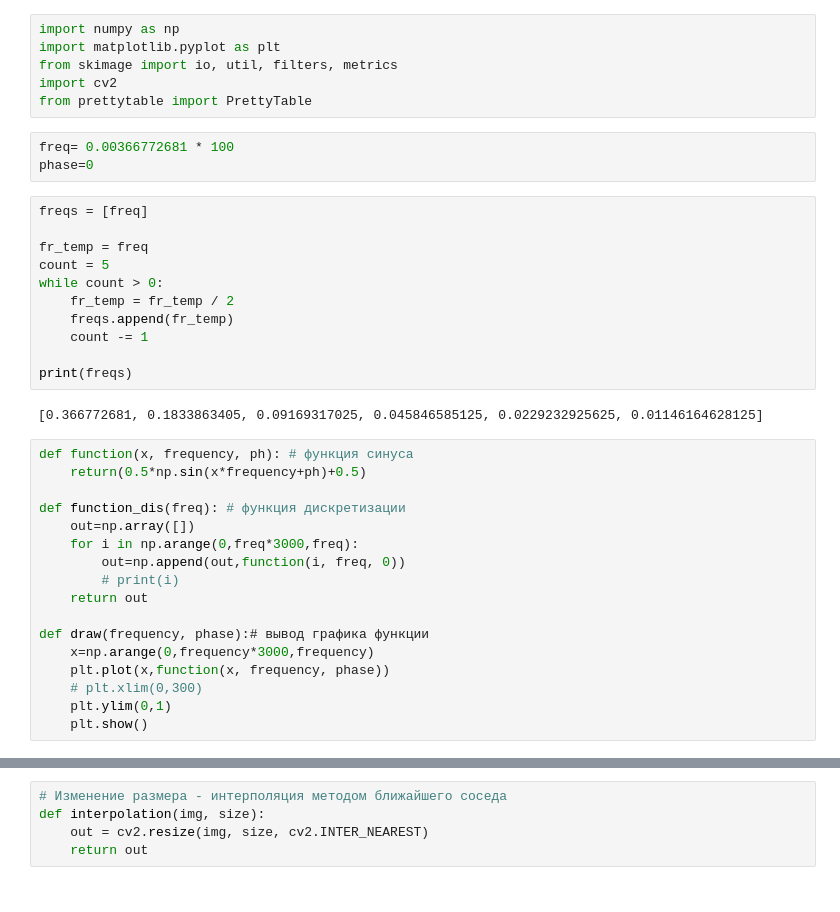
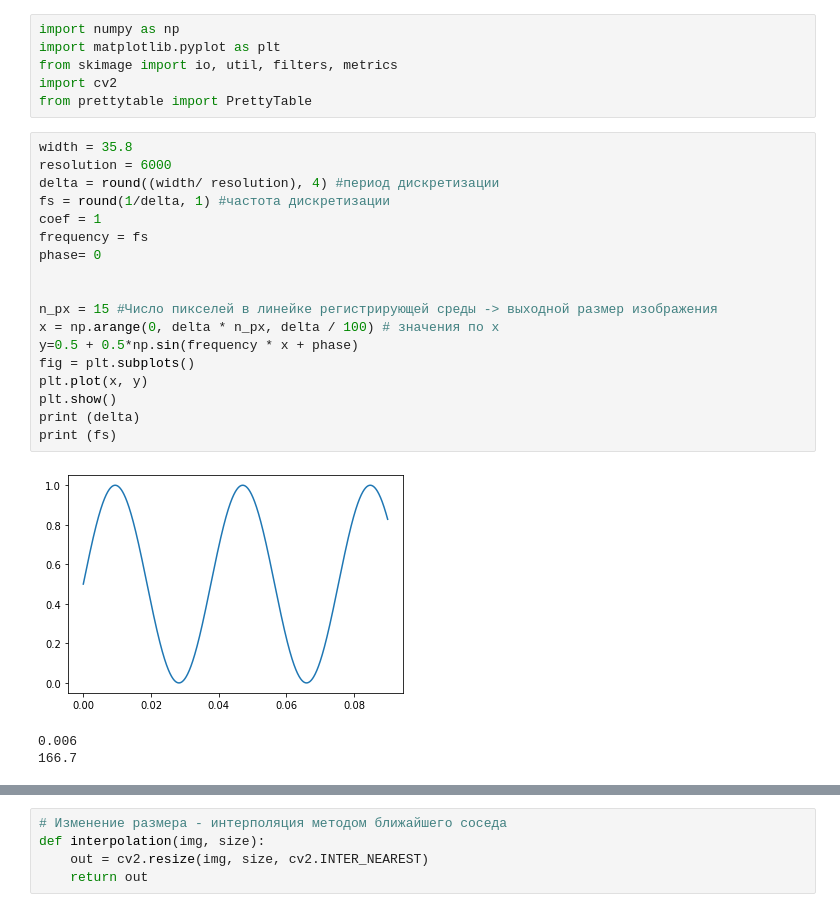
Before and after one commit to GreyImediary/tech_vision, a Jupyter notebook: lab_1/lab_1.ipynb, the cells around one changed output, grey strips where cells are left out. Cells and saved outputs as stored; diff of their text form.

```diff
--- a/lab_1/lab_1.ipynb
+++ b/lab_1/lab_1.ipynb
@@ -4,36 +4,25 @@ import matplotlib.pyplot as plt
 from skimage import io, util, filters, metrics
 import cv2
 from prettytable import PrettyTable
-# %%
-freq= 0.00366772681 * 100
-phase=0
-# %%
-freqs = [freq]
-
-fr_temp = freq
-count = 5
-while count > 0:
-    fr_temp = fr_temp / 2
-    freqs.append(fr_temp)
-    count -= 1
-
-print(freqs)
-# %% [output]
-[0.366772681, 0.1833863405, 0.09169317025, 0.045846585125, 0.0229232925625, 0.01146164628125]
-# %%
-def function(x, frequency, ph): # функция синуса
-    return(0.5*np.sin(x*frequency+ph)+0.5)
-
-def function_dis(freq): # функция дискретизации
-    out=np.array([])
-    for i in np.arange(0,freq*3000,freq):
-        out=np.append(out,function(i, freq, 0))
-        # print(i)
-    return out
-
-def draw(frequency, phase):# вывод графика функции
-    x=np.arange(0,frequency*3000,frequency)
-    plt.plot(x,function(x, frequency, phase))
-    # plt.xlim(0,300)
-    plt.ylim(0,1)
-    plt.show()
+# %%
+width = 35.8
+resolution = 6000
+delta = round((width/ resolution), 4) #период дискретизации
+fs = round(1/delta, 1) #частота дискретизации
+coef = 1
+frequency = fs
+phase= 0
+
+
+n_px = 15 #Число пикселей в линейке регистрирующей среды -> выходной размер изображения
+x = np.arange(0, delta * n_px, delta / 100) # значения по x
+y=0.5 + 0.5*np.sin(frequency * x + phase)
+fig = plt.subplots()
+plt.plot(x, y)
+plt.show()
+print (delta)
+print (fs)
+# %% [output]
+[figure, added]
+0.006
+166.7
```
Also changed, not shown: parts of 7 cells of this notebook.
